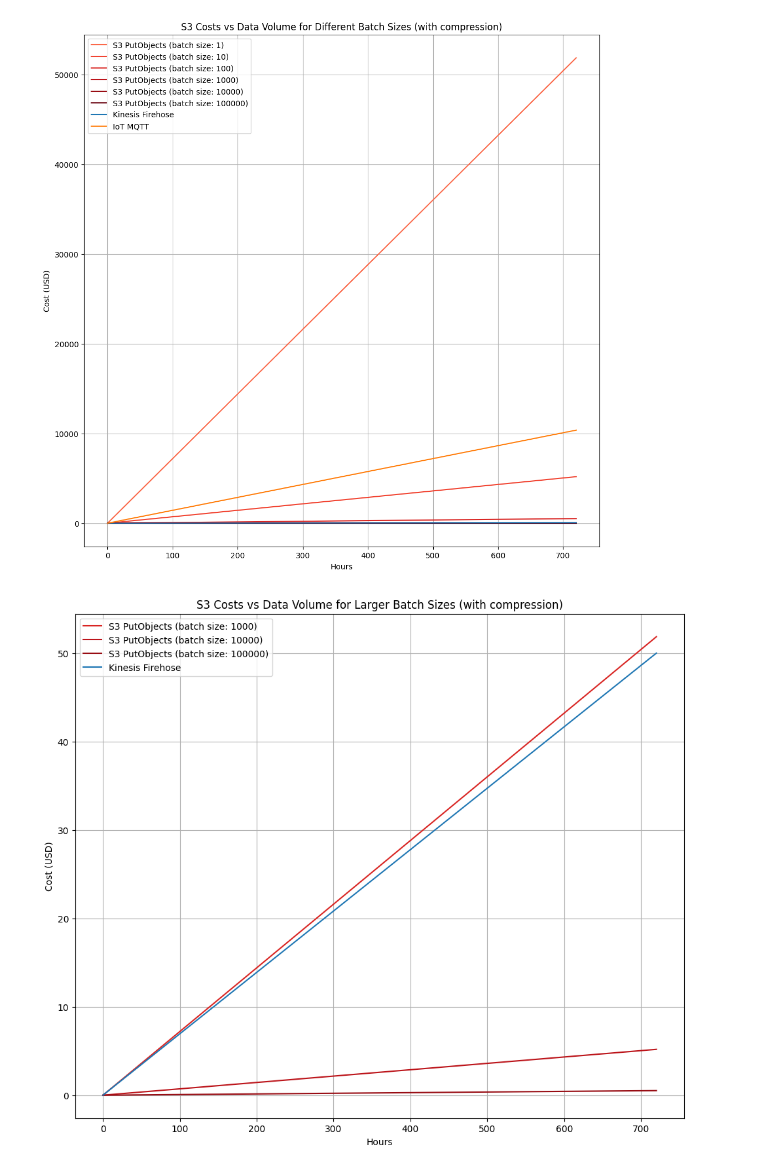
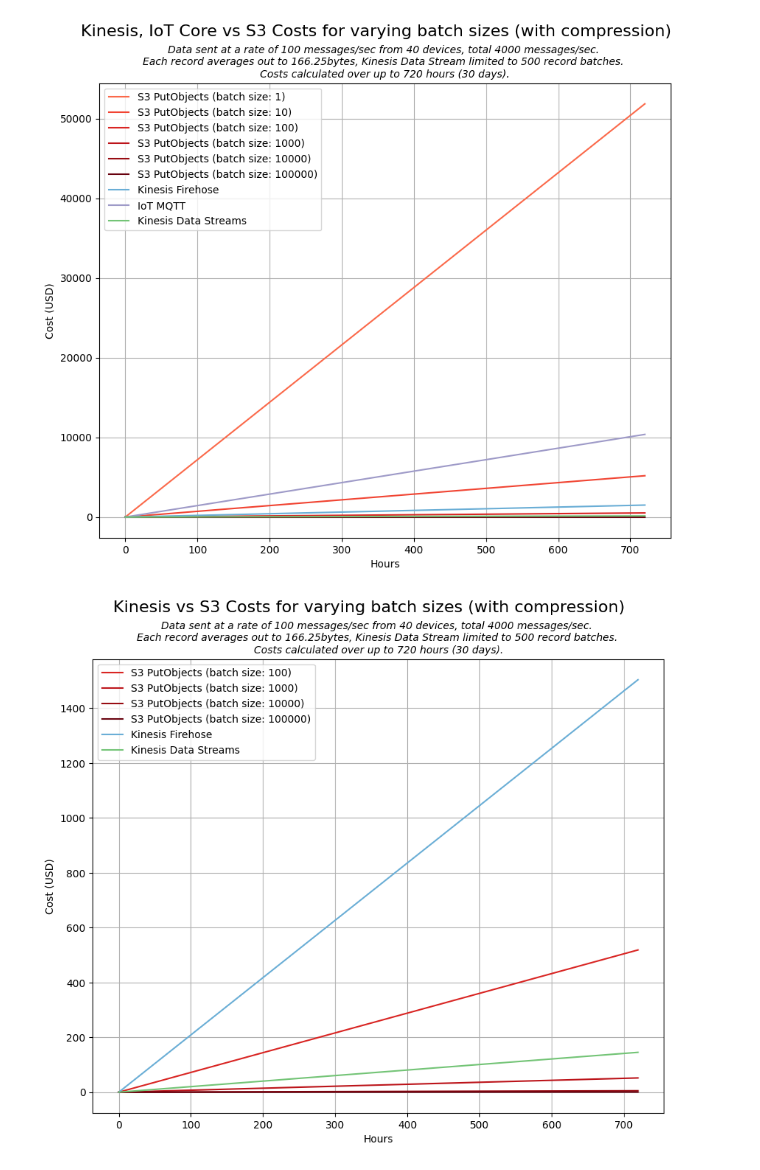
Before and after one commit to t04glovern/aws-greengrass-bricks, a Jupyter notebook: greengrass-batch-uploader/cost-analysis.ipynb, the cells around one changed output. Cells and saved outputs as stored; diff of their text form; code cells hidden in the pictures.

Commit message:
Added updated costings and architecture for streammanager

```diff
--- a/greengrass-batch-uploader/cost-analysis.ipynb
+++ b/greengrass-batch-uploader/cost-analysis.ipynb
@@ -23,6 +23,10 @@ firehose_cost_per_gb = 0.029  # dollars
 mqtt_cost_per_message = 1 / 1e6  # dollars
 s3_cost_per_gb = 0.023  # dollars
 s3_cost_per_put = 0.005 / 1e3  # dollars
+
+# Constants for Kinesis Data Streams pricing
+kinesis_data_streams_cost_per_put_payload_unit = 0.014 / 1e6  # dollars
+put_payload_unit_size_kb = 25  # kilobytes
 
 # Constants for the data
 records_per_second = 100 * 40  # records
@@ -37,7 +41,10 @@ compression_ratio = compressed_data_size / raw_data_size
 def calculate_costs_firehose_mqtt(hours):
     seconds = hours * 3600  # convert hours to seconds
     records = records_per_second * seconds  # total number of records
-    raw_data_gb = records * record_size_bytes / 1e9  # total raw data volume in GB
+
+    # total raw data volume in GB accounting for Firehose's 5KB rounding
+    rounded_record_size_bytes = max(record_size_bytes, 5 * 1e3)
+    raw_data_gb = records * rounded_record_size_bytes / 1e9
 
     # Calculate costs for each service
     firehose_cost = raw_data_gb * firehose_cost_per_gb
@@ -58,46 +65,68 @@ def calculate_s3_cost_with_compression(batch_size, hours):
 
     return s3_cost
 
+# Function to calculate Kinesis Data Streams costs
+def calculate_costs_kinesis_data_streams(hours):
+    seconds = hours * 3600  # convert hours to seconds
+    records = records_per_second * seconds  # total number of records
+
+    # total raw data volume in KB accounting for Kinesis Data Stream's 25KB rounding
+    rounded_record_size_kb = np.ceil(max(record_size_bytes / 1e3, put_payload_unit_size_kb))
+    put_payload_units = records * rounded_record_size_kb / put_payload_unit_size_kb
+
+    # Calculate costs for Kinesis Data Streams
+    kinesis_data_streams_cost = put_payload_units * kinesis_data_streams_cost_per_put_payload_unit
+
+    return kinesis_data_streams_cost
+
 # Define batch sizes to compare
 compare_batch_sizes = [1, 10, 100, 1000, 10000, 100000]
 
 # Define a color map for the lines
 colors = plt.cm.Reds(np.linspace(0.5, 1, len(compare_batch_sizes)))
 
 # Plot the costs vs data volume for each batch size
-plt.figure(figsize=(12, 12))
+plt.figure(figsize=(10, 8))
 for i, batch_size in enumerate(compare_batch_sizes):
     s3_costs = np.vectorize(lambda hours: calculate_s3_cost_with_compression(batch_size, hours))(hours)
     plt.plot(hours, s3_costs, label=f'S3 PutObjects (batch size: {batch_size})', color=colors[i])
 
 # Plot the costs vs data volume for Kinesis Firehose and IoT MQTT
 costs = np.vectorize(calculate_costs_firehose_mqtt)(hours)
-plt.plot(hours, costs[0], label='Kinesis Firehose')
-plt.plot(hours, costs[1], label='IoT MQTT')
+plt.plot(hours, costs[0], label='Kinesis Firehose', color=plt.cm.Blues(0.5))
+plt.plot(hours, costs[1], label='IoT MQTT', color=plt.cm.Purples(0.5))
+# Plot the costs vs data volume for Kinesis Data Streams
+kinesis_data_streams_costs = np.vectorize(calculate_costs_kinesis_data_streams)(hours)
+plt.plot(hours, kinesis_data_streams_costs, label='Kinesis Data Streams', color=plt.cm.Greens(0.5))
 
 plt.xlabel('Hours')
 plt.ylabel('Cost (USD)')
-plt.title('S3 Costs vs Data Volume for Different Batch Sizes (with compression)')
+plt.suptitle('Kinesis, IoT Core vs S3 Costs for varying batch sizes (with compression)', fontsize=16)
+plt.title('Data sent at a rate of 100 messages/sec from 40 devices, total 4000 messages/sec. \nEach record averages out to 166.25bytes, Kinesis Data Stream limited to 500 record batches. \nCosts calculated over up to 720 hours (30 days).', fontsize=10, fontstyle='italic')
 plt.legend()
 plt.grid(True)
 plt.show()
 
-# Plot the costs vs data volume for larger batch sizes (1000+) along with Kinesis Firehose
-plt.figure(figsize=(12, 10))
-for i, batch_size in enumerate(compare_batch_sizes[3:]):  # Exclude batch sizes 1, 10, 100
+# Plot the costs vs data volume for larger batch sizes (100+) along with Kinesis Firehose
+plt.figure(figsize=(10, 8))
+for i, batch_size in enumerate(compare_batch_sizes[2:]):  # Exclude batch sizes 1, 10
     s3_costs = np.vectorize(lambda hours: calculate_s3_cost_with_compression(batch_size, hours))(hours)
     plt.plot(hours, s3_costs, label=f'S3 PutObjects (batch size: {batch_size})', color=colors[i+2])
 
 # Plot the costs vs data volume for Kinesis Firehose
 costs = np.vectorize(calculate_costs_firehose_mqtt)(hours)
-plt.plot(hours, costs[0], label='Kinesis Firehose')
+plt.plot(hours, costs[0], label='Kinesis Firehose', color=plt.cm.Blues(0.5))
+# Plot the costs vs data volume for Kinesis Data Streams
+kinesis_data_streams_costs = np.vectorize(calculate_costs_kinesis_data_streams)(hours)
+plt.plot(hours, kinesis_data_streams_costs, label='Kinesis Data Streams', color=plt.cm.Greens(0.5))
 
 plt.xlabel('Hours')
 plt.ylabel('Cost (USD)')
-plt.title('S3 Costs vs Data Volume for Larger Batch Sizes (with compression)')
+plt.suptitle('Kinesis vs S3 Costs for varying batch sizes (with compression)', fontsize=16)
+plt.title('Data sent at a rate of 100 messages/sec from 40 devices, total 4000 messages/sec. \nEach record averages out to 166.25bytes, Kinesis Data Stream limited to 500 record batches. \nCosts calculated over up to 720 hours (30 days).', fontsize=10, fontstyle='italic')
 plt.legend()
 plt.grid(True)
 plt.show()
 # %% [output]
-[figure, old version]
+[figure, new version]
-[figure, old version]
+[figure, new version]
```
Also changed, not shown: parts of 1 cell of this notebook, 1 other file.
